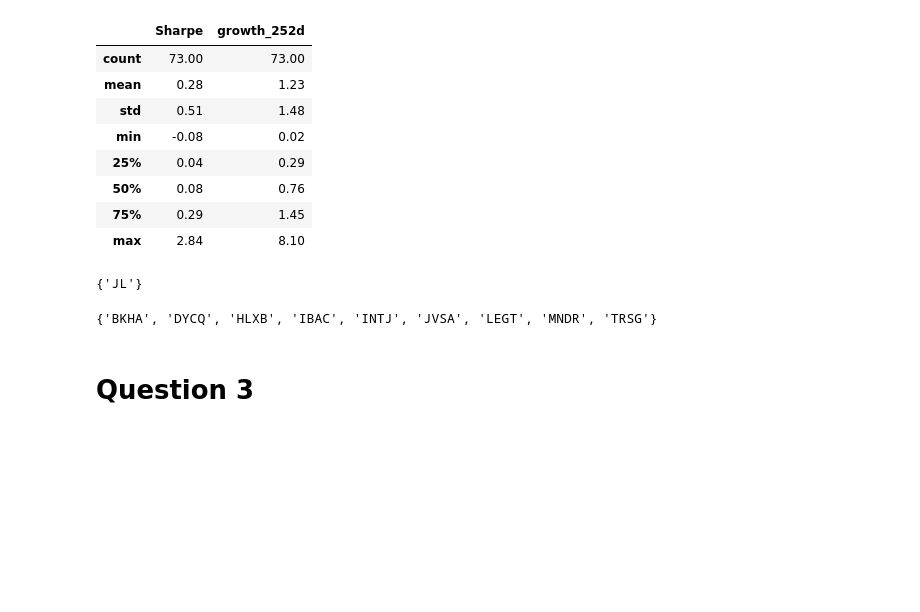
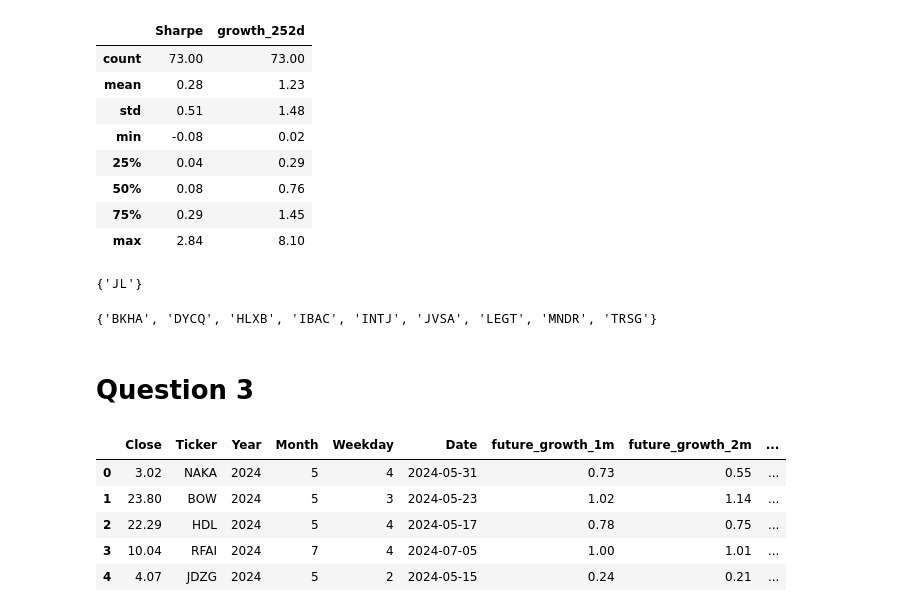
Before and after one commit to ju-arroyom/stock-markets-zoomcamp, a Jupyter notebook: hw2/hw2.ipynb, the cells around one changed output. Drawn from its saved outputs; the diff is of its cells as text; code cells hidden in the pictures; blank space fills up the shorter version.

```diff
--- a/hw2/hw2.ipynb
+++ b/hw2/hw2.ipynb
@@ -231,0 +267,9 @@ set(top_10_sharpe['Ticker'].values).difference(set(top_10_growth_yoy['Ticker'].v
+# %%
+joined_df.head()
+# %% [output]
+|  | Close | Ticker | Year | Month | Weekday | Date | future_growth_1m | future_growth_2m | ... |
+| 0 | 3.02 | NAKA | 2024 | 5 | 4 | 2024-05-31 | 0.73 | 0.55 | ... |
+| 1 | 23.80 | BOW | 2024 | 5 | 3 | 2024-05-23 | 1.02 | 1.14 | ... |
+| 2 | 22.29 | HDL | 2024 | 5 | 4 | 2024-05-17 | 0.78 | 0.75 | ... |
+| 3 | 10.04 | RFAI | 2024 | 7 | 4 | 2024-07-05 | 1.00 | 1.01 | ... |
+| 4 | 4.07 | JDZG | 2024 | 5 | 2 | 2024-05-15 | 0.24 | 0.21 | ... |
```
Also changed, not shown: parts of 15 cells of this notebook.
